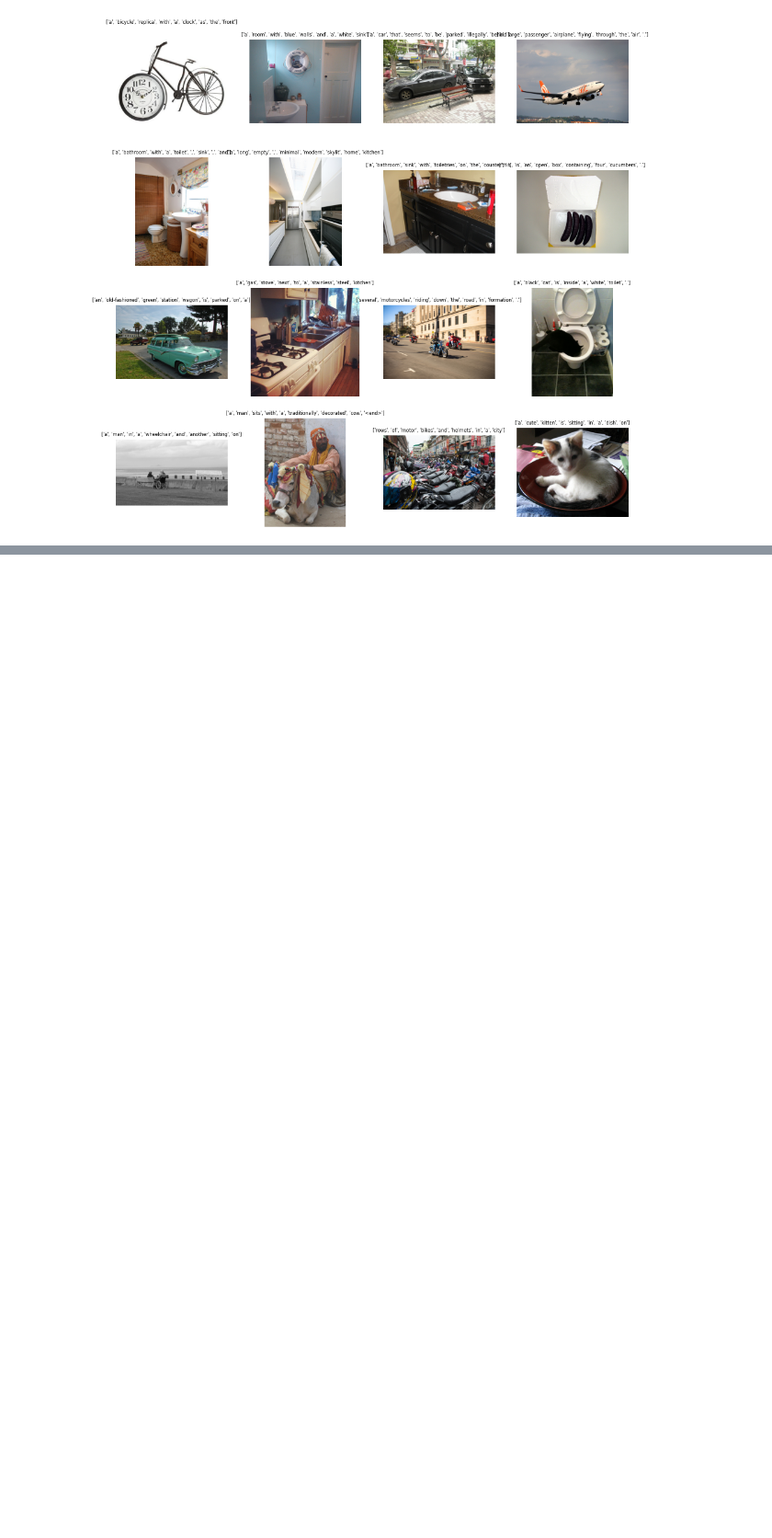
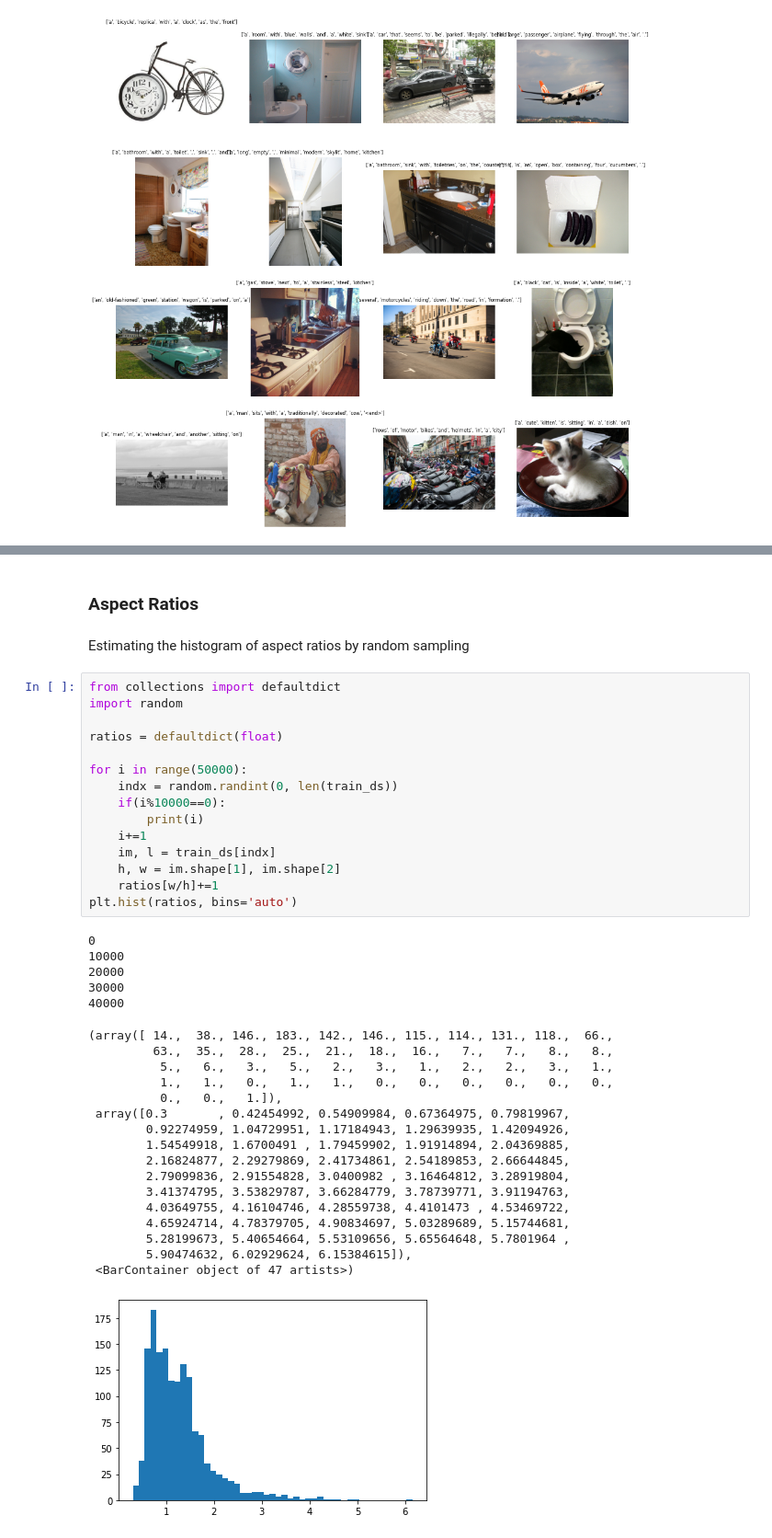
Before and after one commit to MikeAgb/ml-project, a Jupyter notebook: ml-project.ipynb, the cells around one changed output, grey strips where cells are left out. Shown at 92% size. Cells and saved outputs as stored; diff of their text form; blank space fills up the shorter version.

```diff
--- a/ml-project.ipynb
+++ b/ml-project.ipynb
@@ -175,0 +193,42 @@ plt.show()
+# %% [markdown]
+### Aspect Ratios
+# %% [markdown]
+Estimating the histogram of aspect ratios by random sampling
+# %%
+from collections import defaultdict
+import random
+
+ratios = defaultdict(float)
+
+for i in range(50000):
+    indx = random.randint(0, len(train_ds))
+    if(i%10000==0):
+        print(i)
+    i+=1
+    im, l = train_ds[indx]
+    h, w = im.shape[1], im.shape[2]
+    ratios[w/h]+=1
+plt.hist(ratios, bins='auto')
+# %% [output]
+0
+10000
+20000
+30000
+40000
+(array([ 14.,  38., 146., 183., 142., 146., 115., 114., 131., 118.,  66.,
+         63.,  35.,  28.,  25.,  21.,  18.,  16.,   7.,   7.,   8.,   8.,
+          5.,   6.,   3.,   5.,   2.,   3.,   1.,   2.,   2.,   3.,   1.,
+          1.,   1.,   0.,   1.,   1.,   0.,   0.,   0.,   0.,   0.,   0.,
+          0.,   0.,   1.]),
+ array([0.3       , 0.42454992, 0.54909984, 0.67364975, 0.79819967,
+        0.92274959, 1.04729951, 1.17184943, 1.29639935, 1.42094926,
+        1.54549918, 1.6700491 , 1.79459902, 1.91914894, 2.04369885,
+        2.16824877, 2.29279869, 2.41734861, 2.54189853, 2.66644845,
+        2.79099836, 2.91554828, 3.0400982 , 3.16464812, 3.28919804,
+        3.41374795, 3.53829787, 3.66284779, 3.78739771, 3.91194763,
+        4.03649755, 4.16104746, 4.28559738, 4.4101473 , 4.53469722,
+        4.65924714, 4.78379705, 4.90834697, 5.03289689, 5.15744681,
+        5.28199673, 5.40654664, 5.53109656, 5.65564648, 5.7801964 ,
+        5.90474632, 6.02929624, 6.15384615]),
+ <BarContainer object of 47 artists>)
+[figure, added]
```
Also changed, not shown: parts of 9 cells of this notebook.
